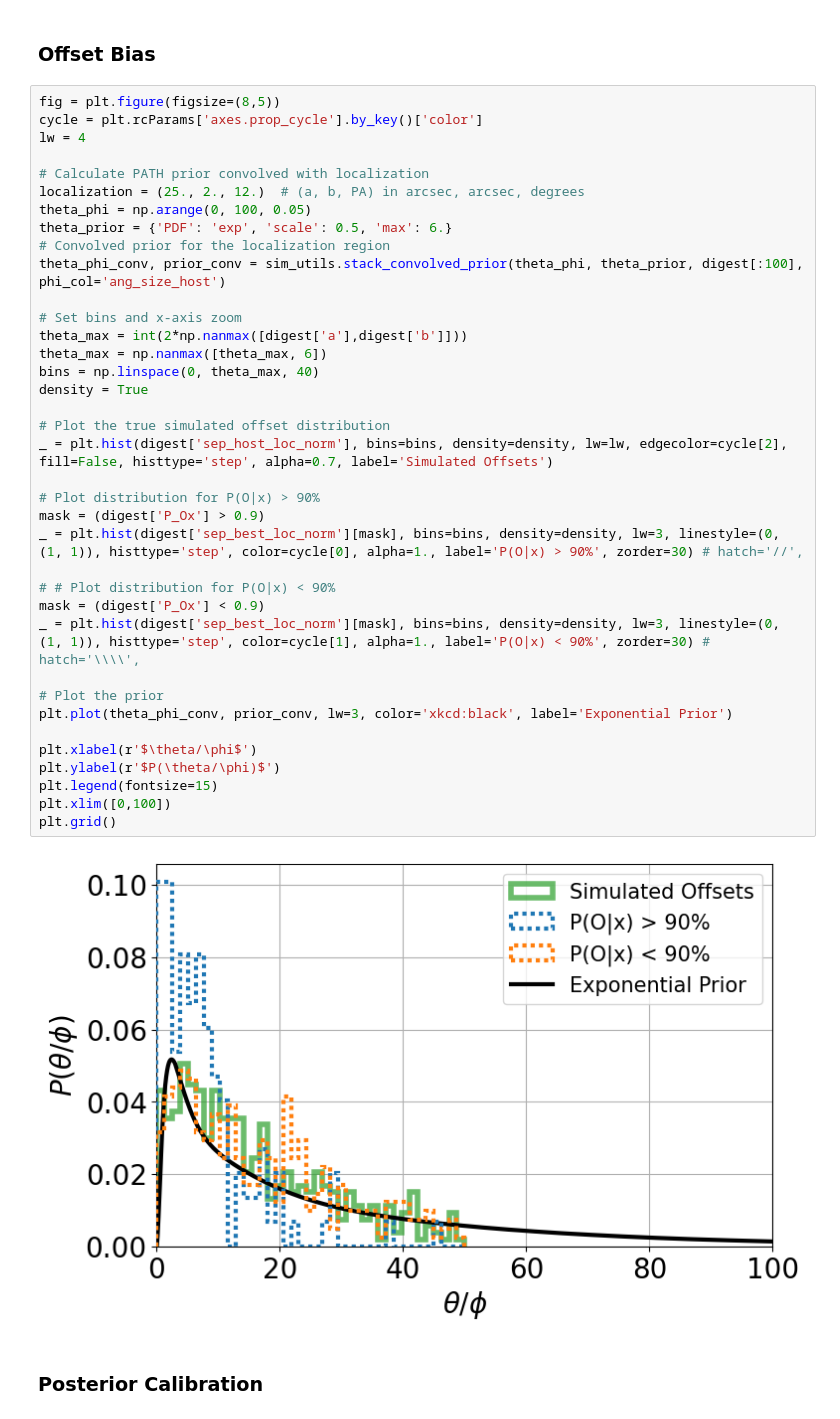
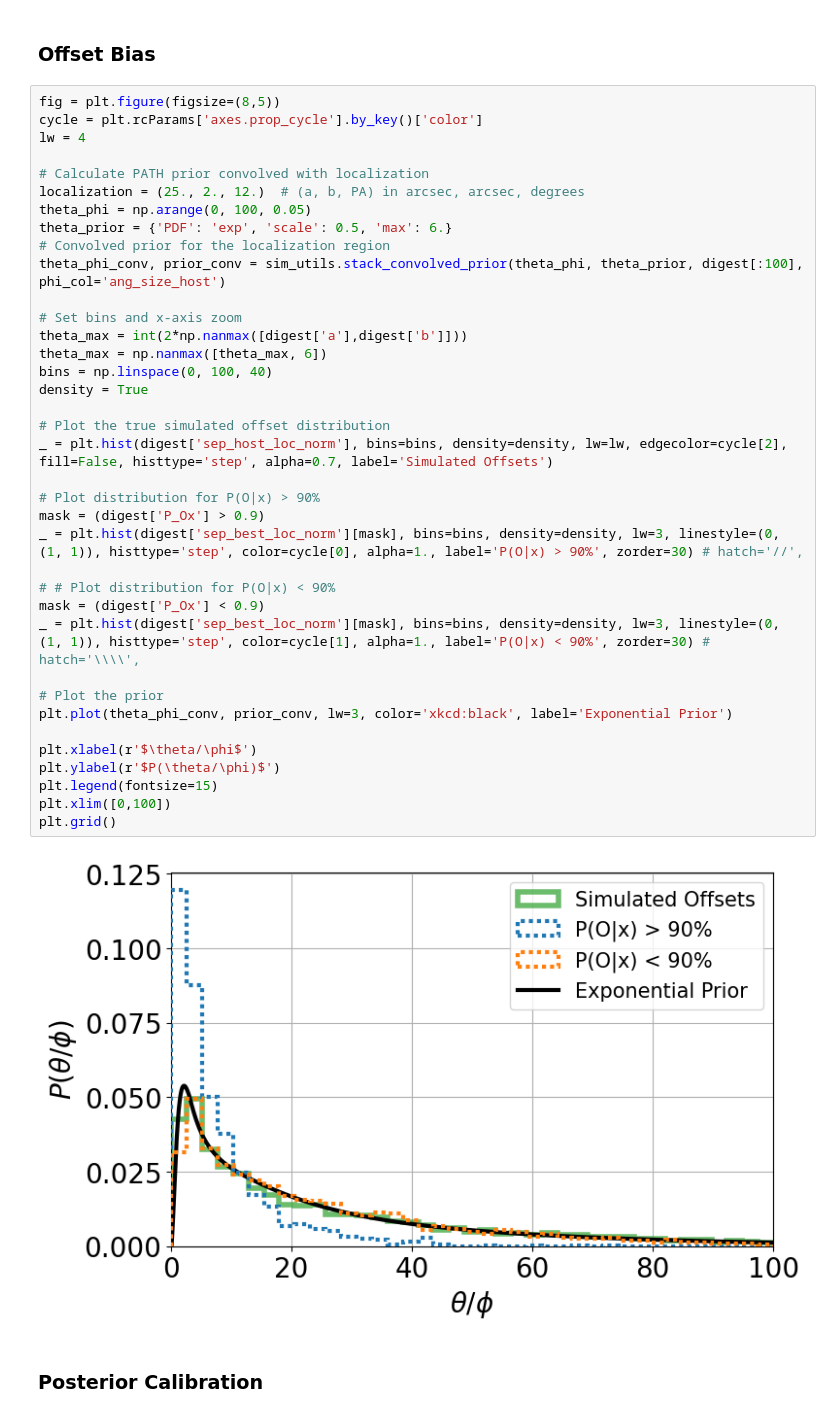
Before and after one commit to FRBs/astropath, a Jupyter notebook: docs/nb/Simulate_Run_PATH.ipynb, the cells around one changed output. Cells and saved outputs as stored; diff of their text form.

```diff
--- a/docs/nb/Simulate_Run_PATH.ipynb
+++ b/docs/nb/Simulate_Run_PATH.ipynb
@@ -539,35 +569,35 @@ localization = (25., 2., 12.)  # (a, b, PA) in arcsec, arcsec, degrees
 theta_phi = np.arange(0, 100, 0.05)
 theta_prior = {'PDF': 'exp', 'scale': 0.5, 'max': 6.}
 # Convolved prior for the localization region
 theta_phi_conv, prior_conv = sim_utils.stack_convolved_prior(theta_phi, theta_prior, digest[:100], phi_col='ang_size_host')
 
 # Set bins and x-axis zoom
 theta_max = int(2*np.nanmax([digest['a'],digest['b']]))
 theta_max = np.nanmax([theta_max, 6])
-bins = np.linspace(0, theta_max, 40)
+bins = np.linspace(0, 100, 40)
 density = True
 
 # Plot the true simulated offset distribution
 _ = plt.hist(digest['sep_host_loc_norm'], bins=bins, density=density, lw=lw, edgecolor=cycle[2], fill=False, histtype='step', alpha=0.7, label='Simulated Offsets')
 
 # Plot distribution for P(O|x) > 90%
 mask = (digest['P_Ox'] > 0.9)
 _ = plt.hist(digest['sep_best_loc_norm'][mask], bins=bins, density=density, lw=3, linestyle=(0, (1, 1)), histtype='step', color=cycle[0], alpha=1., label='P(O|x) > 90%', zorder=30) # hatch='//',
 
 # # Plot distribution for P(O|x) < 90%
 mask = (digest['P_Ox'] < 0.9)
 _ = plt.hist(digest['sep_best_loc_norm'][mask], bins=bins, density=density, lw=3, linestyle=(0, (1, 1)), histtype='step', color=cycle[1], alpha=1., label='P(O|x) < 90%', zorder=30) # hatch='\\\\',
 
 # Plot the prior
 plt.plot(theta_phi_conv, prior_conv, lw=3, color='xkcd:black', label='Exponential Prior')
 
 plt.xlabel(r'$\theta/\phi$')
 plt.ylabel(r'$P(\theta/\phi)$')
 plt.legend(fontsize=15)
 plt.xlim([0,100])
 plt.grid()
 # %% [output]
-[figure, old version]
+[figure, new version]
 # %% [markdown]
 ### Posterior Calibration
 # %%
```
Also changed, not shown: parts of 12 cells of this notebook, 9 other files.
